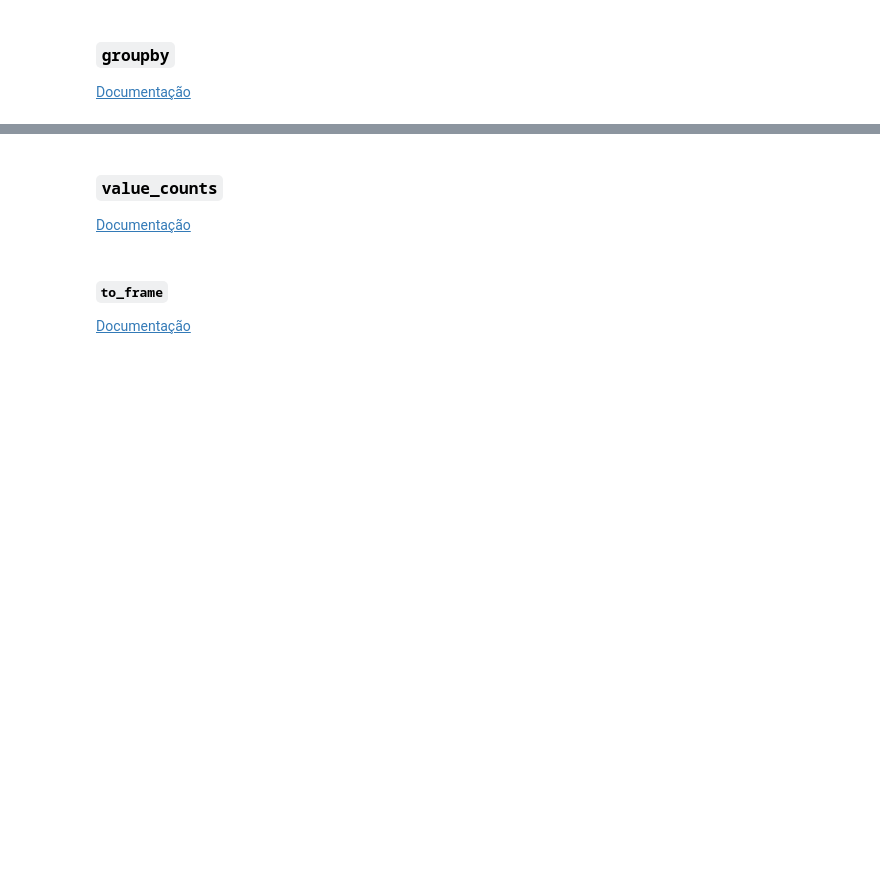
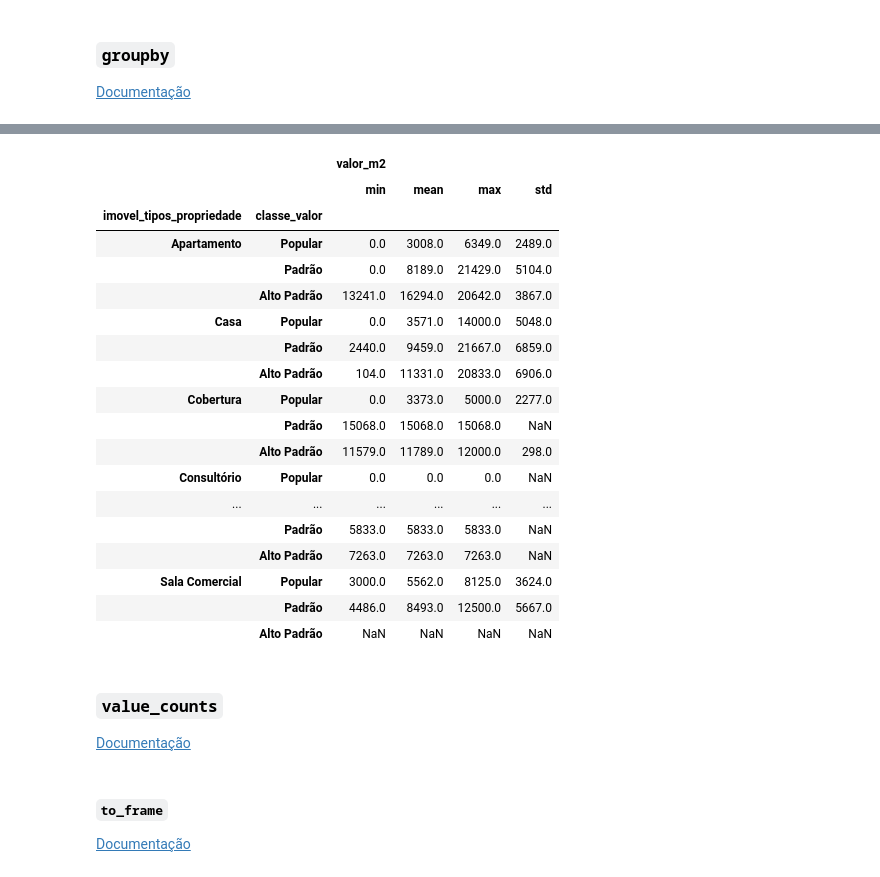
Before and after one commit to josenaldo/alura-cds-python-pandas-tecnicas-avancadas, a Jupyter notebook: notebook/Projeto.ipynb, the cells around one changed output, grey strips where cells are left out. Cells and saved outputs as stored; diff of their text form; code cells hidden in the pictures; blank space fills up the shorter version.

```diff
--- a/notebook/Projeto.ipynb
+++ b/notebook/Projeto.ipynb
@@ -1649,3 +1708,31 @@ dados_listings[['imovel_caracteristicas_condominio', 'Piscina']].head()
+# %%
+grupamento = dados_listings[[
+    'imovel_tipos_propriedade',
+    'classe_valor',
+    'valor_m2'
+]].groupby(by=['imovel_tipos_propriedade', 'classe_valor'])
+# %%
+grupamento.agg(func=['min',  'mean', 'max', 'std']).round()
+# %% [output]
+|  |  | valor_m2 |  |  |  |
+|  |  | min | mean | max | std |
+| imovel_tipos_propriedade | classe_valor |  |  |  |  |
+| Apartamento | Popular | 0.0 | 3008.0 | 6349.0 | 2489.0 |
+|  | Padrão | 0.0 | 8189.0 | 21429.0 | 5104.0 |
+|  | Alto Padrão | 13241.0 | 16294.0 | 20642.0 | 3867.0 |
+| Casa | Popular | 0.0 | 3571.0 | 14000.0 | 5048.0 |
+|  | Padrão | 2440.0 | 9459.0 | 21667.0 | 6859.0 |
+|  | Alto Padrão | 104.0 | 11331.0 | 20833.0 | 6906.0 |
+| Cobertura | Popular | 0.0 | 3373.0 | 5000.0 | 2277.0 |
+|  | Padrão | 15068.0 | 15068.0 | 15068.0 | NaN |
+|  | Alto Padrão | 11579.0 | 11789.0 | 12000.0 | 298.0 |
+| Consultório | Popular | 0.0 | 0.0 | 0.0 | NaN |
+| ... | ... | ... | ... | ... | ... |
+|  | Padrão | 5833.0 | 5833.0 | 5833.0 | NaN |
+|  | Alto Padrão | 7263.0 | 7263.0 | 7263.0 | NaN |
+| Sala Comercial | Popular | 3000.0 | 5562.0 | 8125.0 | 3624.0 |
+|  | Padrão | 4486.0 | 8493.0 | 12500.0 | 5667.0 |
+|  | Alto Padrão | NaN | NaN | NaN | NaN |
 # %% [markdown]
 ### `value_counts`
 
```
Also changed, not shown: parts of 8 cells of this notebook.
